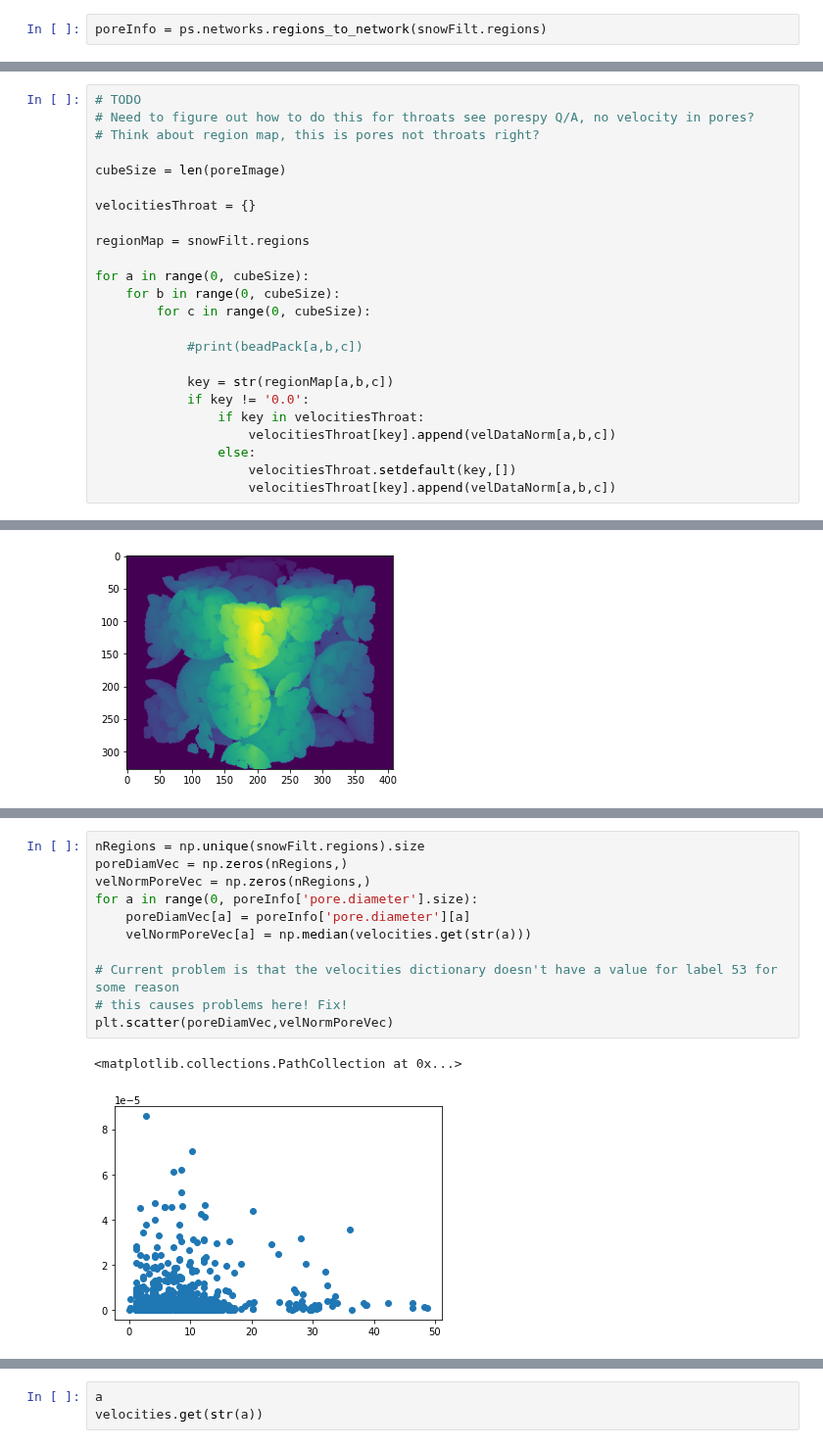
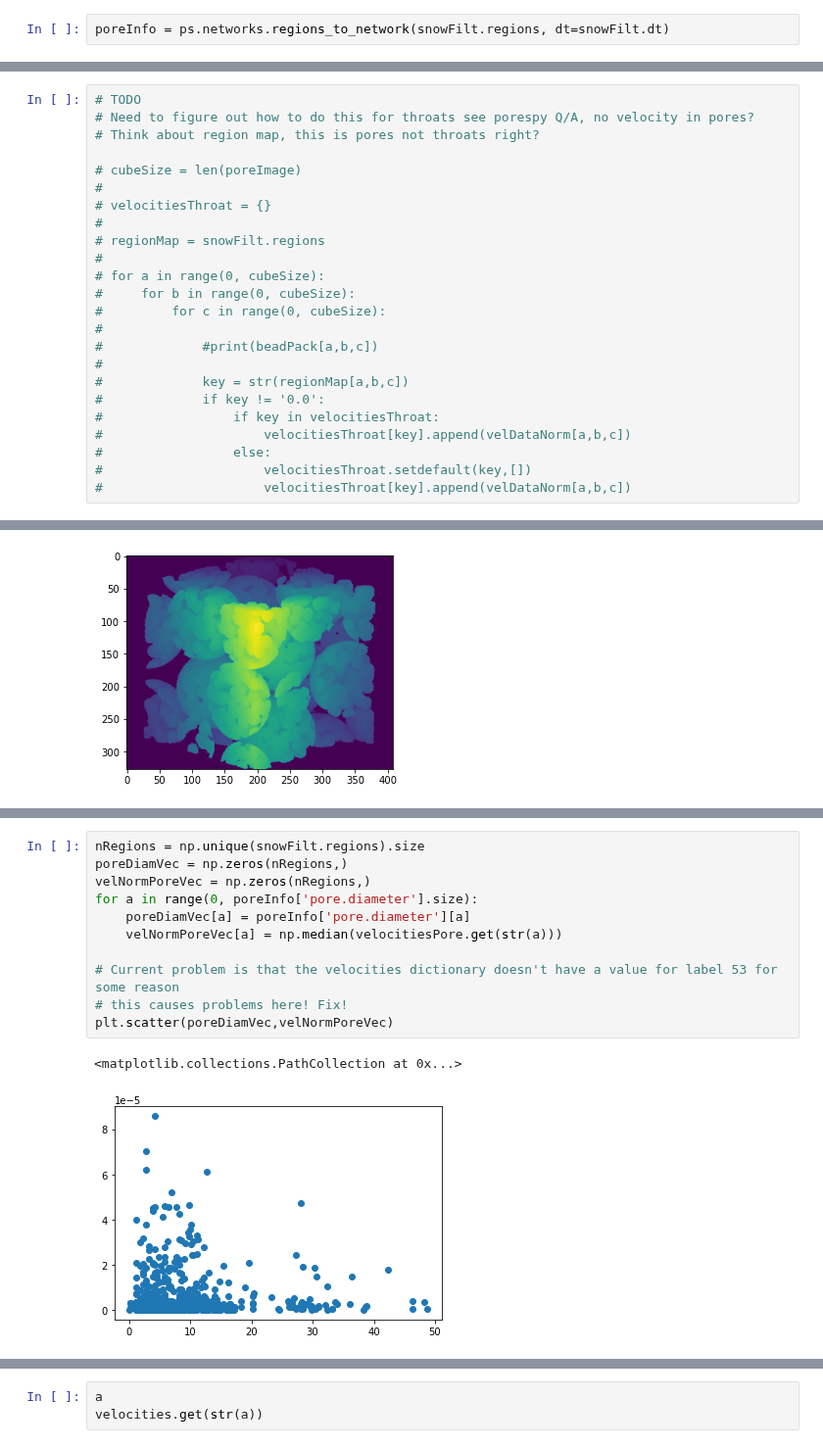
Before and after one commit to akkendrick/LABMOPS, a Jupyter notebook: analyze3Dsim.ipynb, the cells around one changed output, grey strips where cells are left out. Shown at 98% size. Drawn from its saved outputs; the diff is of its cells as text.

```diff
--- a/analyze3Dsim.ipynb
+++ b/analyze3Dsim.ipynb
@@ -58,5 +75,5 @@ Peaks after trimming nearby peaks:  983
 # %%
-poreInfo = ps.networks.regions_to_network(snowFilt.regions)
+poreInfo = ps.networks.regions_to_network(snowFilt.regions, dt=snowFilt.dt)
 # %% [output]
 ------------------------------------------------------------
 Extracting pore and throat information from image
@@ -102,25 +119,25 @@ for a in range(0, cubeSize):
 # Need to figure out how to do this for throats see porespy Q/A, no velocity in pores?
 # Think about region map, this is pores not throats right?
 
-cubeSize = len(poreImage)
-
-velocitiesThroat = {}
-
-regionMap = snowFilt.regions
-
-for a in range(0, cubeSize):
-    for b in range(0, cubeSize):
-        for c in range(0, cubeSize):
-
-            #print(beadPack[a,b,c])
-
-            key = str(regionMap[a,b,c])
-            if key != '0.0':
-                if key in velocitiesThroat:
-                    velocitiesThroat[key].append(velDataNorm[a,b,c])
-                else:
-                    velocitiesThroat.setdefault(key,[])
-                    velocitiesThroat[key].append(velDataNorm[a,b,c])
+# cubeSize = len(poreImage)
+#
+# velocitiesThroat = {}
+#
+# regionMap = snowFilt.regions
+#
+# for a in range(0, cubeSize):
+#     for b in range(0, cubeSize):
+#         for c in range(0, cubeSize):
+#
+#             #print(beadPack[a,b,c])
+#
+#             key = str(regionMap[a,b,c])
+#             if key != '0.0':
+#                 if key in velocitiesThroat:
+#                     velocitiesThroat[key].append(velDataNorm[a,b,c])
+#                 else:
+#                     velocitiesThroat.setdefault(key,[])
+#                     velocitiesThroat[key].append(velDataNorm[a,b,c])
 # %%
 #regionMap[0,:,4]
 # pull out individual pore for plotting, after labelling has occurred
@@ -180,14 +207,14 @@ plt.hist(poreDiam, bins=20)
 # %%
 nRegions = np.unique(snowFilt.regions).size
 poreDiamVec = np.zeros(nRegions,)
 velNormPoreVec = np.zeros(nRegions,)
 for a in range(0, poreInfo['pore.diameter'].size):
     poreDiamVec[a] = poreInfo['pore.diameter'][a]
-    velNormPoreVec[a] = np.median(velocities.get(str(a)))
+    velNormPoreVec[a] = np.median(velocitiesPore.get(str(a)))
 
 # Current problem is that the velocities dictionary doesn't have a value for label 53 for some reason
 # this causes problems here! Fix!
 plt.scatter(poreDiamVec,velNormPoreVec)
 # %% [output]
 <matplotlib.collections.PathCollection at 0x...>
-[figure, old version]
+[figure, new version]
```
Also changed, not shown: parts of 9 cells of this notebook.
